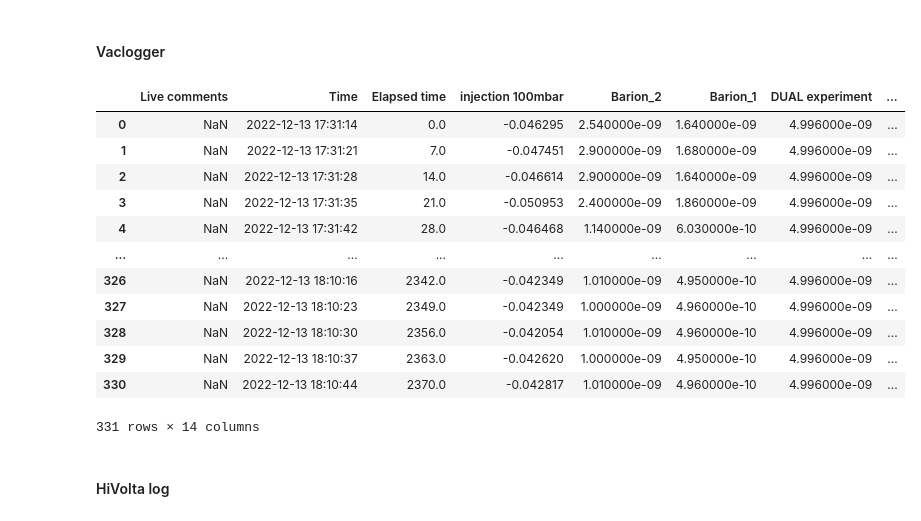
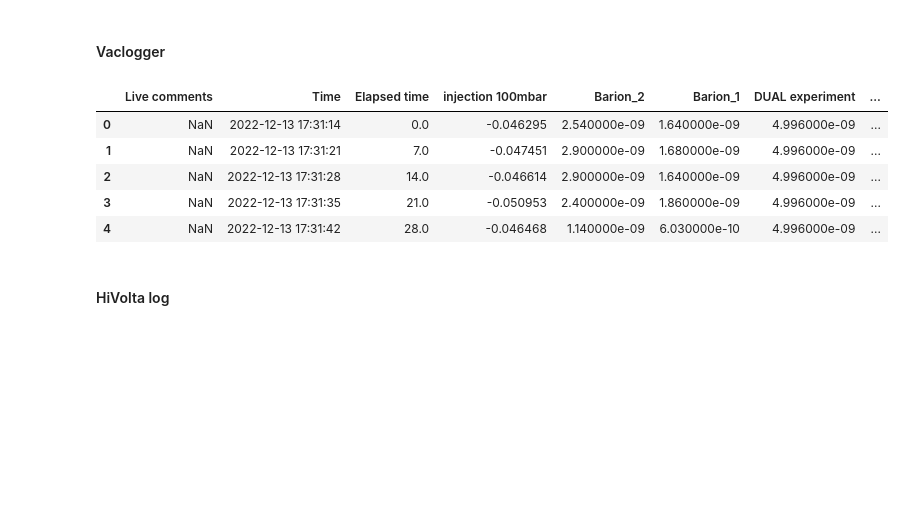
Before and after one commit to eino32/CERN-Python, a Jupyter notebook: 4K desorption yield with pre-injection/dynamic vacuum/EGA fully in/series1 - no desorption/S1 Desorption yield @4K with 2e15 M per cm2 pre-injection, EGA fully in, dynamic vacuum.ipynb, the cells around one changed output. Saved outputs shown, nothing was run; the diff lists cells and outputs as text; code cells hidden in the pictures; blank space fills up the shorter version.

```diff
--- a/4K desorption yield with pre-injection/dynamic vacuum/EGA fully in/series1 - no desorption/S1 Desorption yield @4K with 2e15 M per cm2 pre-injection, EGA fully in, dynamic vacuum.ipynb
+++ b/4K desorption yield with pre-injection/dynamic vacuum/EGA fully in/series1 - no desorption/S1 Desorption yield @4K with 2e15 M per cm2 pre-injection, EGA fully in, dynamic vacuum.ipynb
@@ -101,32 +99,25 @@ new_df
 # %%
 #reading vaclogger measurement file
 vaclog=pd.read_csv("vaclog", sep="\t")
-vaclog.head()#### Baseline MID
+vaclog.head()
 #adding an elapsed time column
 vac_timestamps=pd.to_datetime(vaclog["Time"],format="%d/%m/%Y %H:%M:%S")
 runtime=(vac_timestamps-vac_timestamps[0]).dt.total_seconds()
 vaclog.insert(2,"Elapsed time",runtime)
 # vaclog.drop(index=vaclog.index[0],
 #         axis=0,
 #         inplace=True)
 vaclog["Time"] = vac_timestamps.dt.strftime('%d-%m-%Y %H:%M:%S')
 vaclog["Time"] = pd.to_datetime(vaclog["Time"],format='%d-%m-%Y %H:%M:%S')
 
-vaclog
+vaclog.head()
 # %% [output]
 |  | Live comments | Time | Elapsed time | injection 100mbar | Barion_2 | Barion_1 | DUAL experiment | ... |
 | 0 | NaN | 2022-12-13 17:31:14 | 0.0 | -0.046295 | 2.540000e-09 | 1.640000e-09 | 4.996000e-09 | ... |
 | 1 | NaN | 2022-12-13 17:31:21 | 7.0 | -0.047451 | 2.900000e-09 | 1.680000e-09 | 4.996000e-09 | ... |
 | 2 | NaN | 2022-12-13 17:31:28 | 14.0 | -0.046614 | 2.900000e-09 | 1.640000e-09 | 4.996000e-09 | ... |
 | 3 | NaN | 2022-12-13 17:31:35 | 21.0 | -0.050953 | 2.400000e-09 | 1.860000e-09 | 4.996000e-09 | ... |
 | 4 | NaN | 2022-12-13 17:31:42 | 28.0 | -0.046468 | 1.140000e-09 | 6.030000e-10 | 4.996000e-09 | ... |
-| ... | ... | ... | ... | ... | ... | ... | ... | ... |
-| 326 | NaN | 2022-12-13 18:10:16 | 2342.0 | -0.042349 | 1.010000e-09 | 4.950000e-10 | 4.996000e-09 | ... |
-| 327 | NaN | 2022-12-13 18:10:23 | 2349.0 | -0.042349 | 1.000000e-09 | 4.960000e-10 | 4.996000e-09 | ... |
-| 328 | NaN | 2022-12-13 18:10:30 | 2356.0 | -0.042054 | 1.010000e-09 | 4.960000e-10 | 4.996000e-09 | ... |
-| 329 | NaN | 2022-12-13 18:10:37 | 2363.0 | -0.042620 | 1.000000e-09 | 4.950000e-10 | 4.996000e-09 | ... |
-| 330 | NaN | 2022-12-13 18:10:44 | 2370.0 | -0.042817 | 1.010000e-09 | 4.960000e-10 | 4.996000e-09 | ... |
-331 rows × 14 columns
 # %% [markdown]
 #### HiVolta log
 # %%
```
Also changed, not shown: parts of 12 cells of this notebook, 1 other file.
